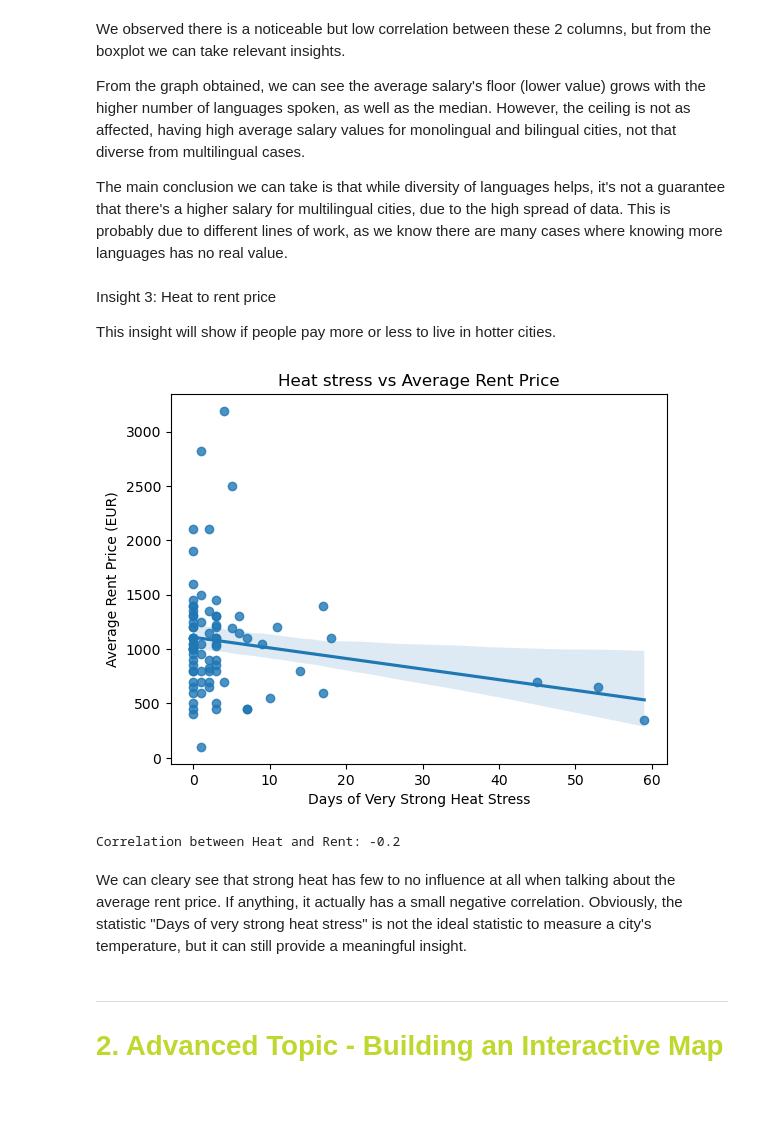
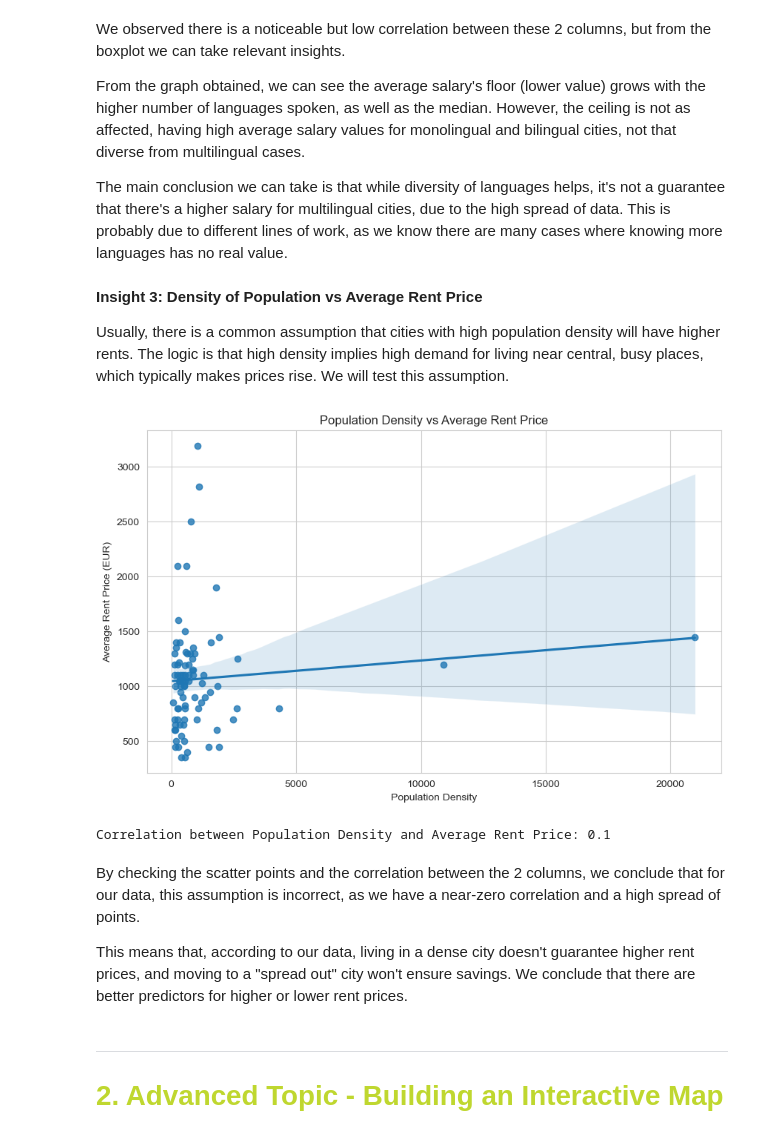
Before and after one commit to lucasvcasimiro-byte/Group10_PDS_Project_2526, a Jupyter notebook: GROUP10_PDS_202526_NB1.ipynb, the cells around one changed output. Drawn from its saved outputs; the diff is of its cells as text; code cells hidden in the pictures; blank space fills up the shorter version.

```diff
--- a/GROUP10_PDS_202526_NB1.ipynb
+++ b/GROUP10_PDS_202526_NB1.ipynb
@@ -455,24 +544,28 @@ We observed there is a noticeable but low correlation between these 2 columns, b
 From the graph obtained, we can see the average salary's floor (lower value) grows with the higher number of languages spoken, as well as the median. However, the ceiling is not as affected, having high average salary values for monolingual and bilingual cities, not that diverse from multilingual cases.
 
 The main conclusion we can take is that while diversity of languages helps, it's not a guarantee that there's a higher salary for multilingual cities, due to the high spread of data. This is probably due to different lines of work, as we know there are many cases where knowing more languages has no real value.
-# %% [markdown]
-Insight 3: Heat to rent price
-
-This insight will show if people pay more or less to live in hotter cities.
-# %%
-sns.regplot(data=city_data_copy2, x = 'Days of very strong heat stress', y = 'Average Rent Price')
-plt.title('Heat stress vs Average Rent Price')
-plt.xlabel('Days of Very Strong Heat Stress')
-plt.ylabel('Average Rent Price (EUR)')
-plt.show()
-
-correlation = city_data['Days of very strong heat stress'].corr(city_data['Average Rent Price'])
-print(f"Correlation between Heat and Rent: {correlation.round(2)}")
-# %% [output]
-[figure, removed]
-Correlation between Heat and Rent: -0.2
-# %% [markdown]
-We can cleary see that strong heat has few to no influence at all when talking about the average rent price. If anything, it actually has a small negative correlation. Obviously, the statistic "Days of very strong heat stress" is not the ideal statistic to measure a city's temperature, but it can still provide a meaningful insight.
+# %% [markdown]
+<b> Insight 3: Density of Population vs Average Rent Price </b>
+
+Usually, there is a common assumption that cities with high population density will have higher rents. The logic is that high density implies high demand for living near central, busy places, which typically makes prices rise. We will test this assumption.
+# %%
+plt.figure(figsize=(10, 6))
+
+sns.regplot(data=city_data, x='Population Density', y='Average Rent Price', scatter=True)
+plt.title('Population Density vs Average Rent Price')
+plt.xlabel('Population Density')
+plt.ylabel('Average Rent Price (EUR)')
+plt.show()
+
+correlation = city_data['Population Density'].corr(city_data['Average Rent Price'])
+print(f"Correlation between Population Density and Average Rent Price: {correlation.round(2)}")
+# %% [output]
+[figure, added]
+Correlation between Population Density and Average Rent Price: 0.1
+# %% [markdown]
+By checking the scatter points and the correlation between the 2 columns, we conclude that for our data, this assumption is incorrect, as we have a near-zero correlation and a high spread of points.
+
+This means that, according to our data, living in a dense city doesn't guarantee higher rent prices, and moving to a "spread out" city won't ensure savings. We conclude that there are better predictors for higher or lower rent prices.
 # %% [markdown]
 <hr style = "border: 3px solid' #BFD72F';">
 
```
Also changed, not shown: parts of 47 cells of this notebook.
